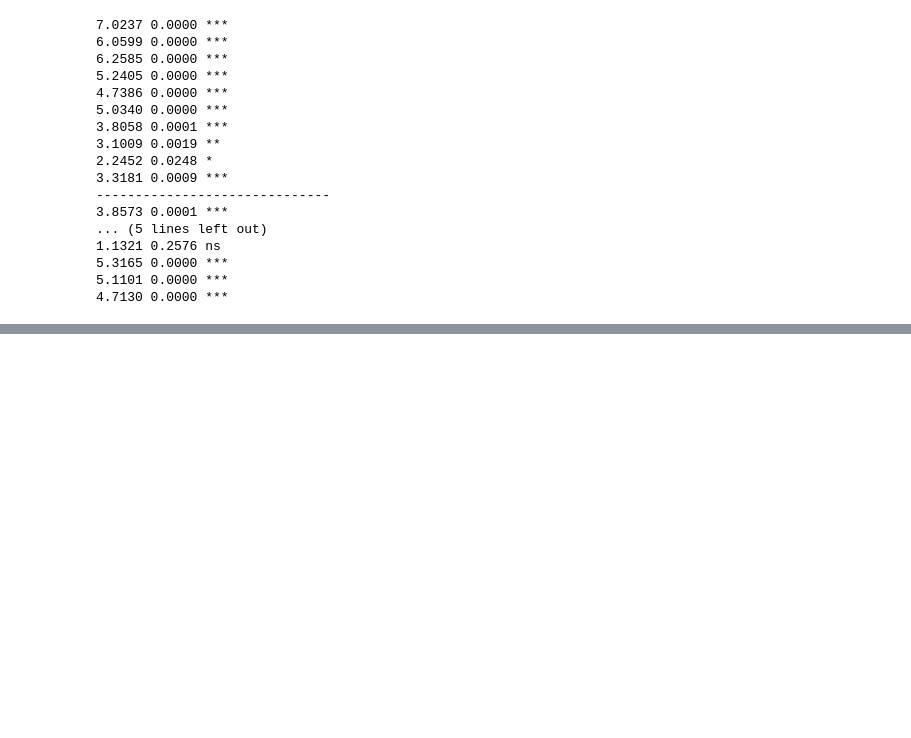
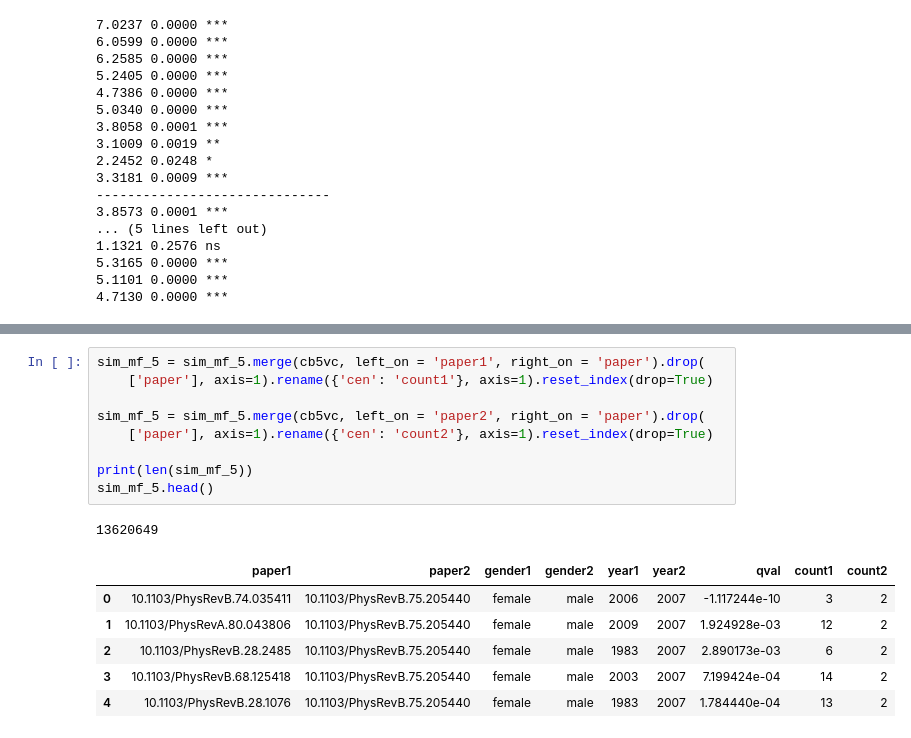
Before and after one commit to therobinkay/firstmover, a Jupyter notebook: main.ipynb, the cells around one changed output, grey strips where cells are left out. Drawn from its saved outputs; the diff is of its cells as text; blank space fills up the shorter version.

```diff
--- a/main.ipynb
+++ b/main.ipynb
@@ -2479,0 +2497,17 @@ sim_mf_5.head()
+# %%
+sim_mf_5 = sim_mf_5.merge(cb5vc, left_on = 'paper1', right_on = 'paper').drop(
+    ['paper'], axis=1).rename({'cen': 'count1'}, axis=1).reset_index(drop=True)
+
+sim_mf_5 = sim_mf_5.merge(cb5vc, left_on = 'paper2', right_on = 'paper').drop(
+    ['paper'], axis=1).rename({'cen': 'count2'}, axis=1).reset_index(drop=True)
+
+print(len(sim_mf_5))
+sim_mf_5.head()
+# %% [output]
+13620649
+|  | paper1 | paper2 | gender1 | gender2 | year1 | year2 | qval | count1 | count2 |
+| 0 | 10.1103/PhysRevB.74.035411 | 10.1103/PhysRevB.75.205440 | female | male | 2006 | 2007 | -1.117244e-10 | 3 | 2 |
+| 1 | 10.1103/PhysRevA.80.043806 | 10.1103/PhysRevB.75.205440 | female | male | 2009 | 2007 | 1.924928e-03 | 12 | 2 |
+| 2 | 10.1103/PhysRevB.28.2485 | 10.1103/PhysRevB.75.205440 | female | male | 1983 | 2007 | 2.890173e-03 | 6 | 2 |
+| 3 | 10.1103/PhysRevB.68.125418 | 10.1103/PhysRevB.75.205440 | female | male | 2003 | 2007 | 7.199424e-04 | 14 | 2 |
+| 4 | 10.1103/PhysRevB.28.1076 | 10.1103/PhysRevB.75.205440 | female | male | 1983 | 2007 | 1.784440e-04 | 13 | 2 |
```
Also changed, not shown: parts of 23 cells of this notebook.
